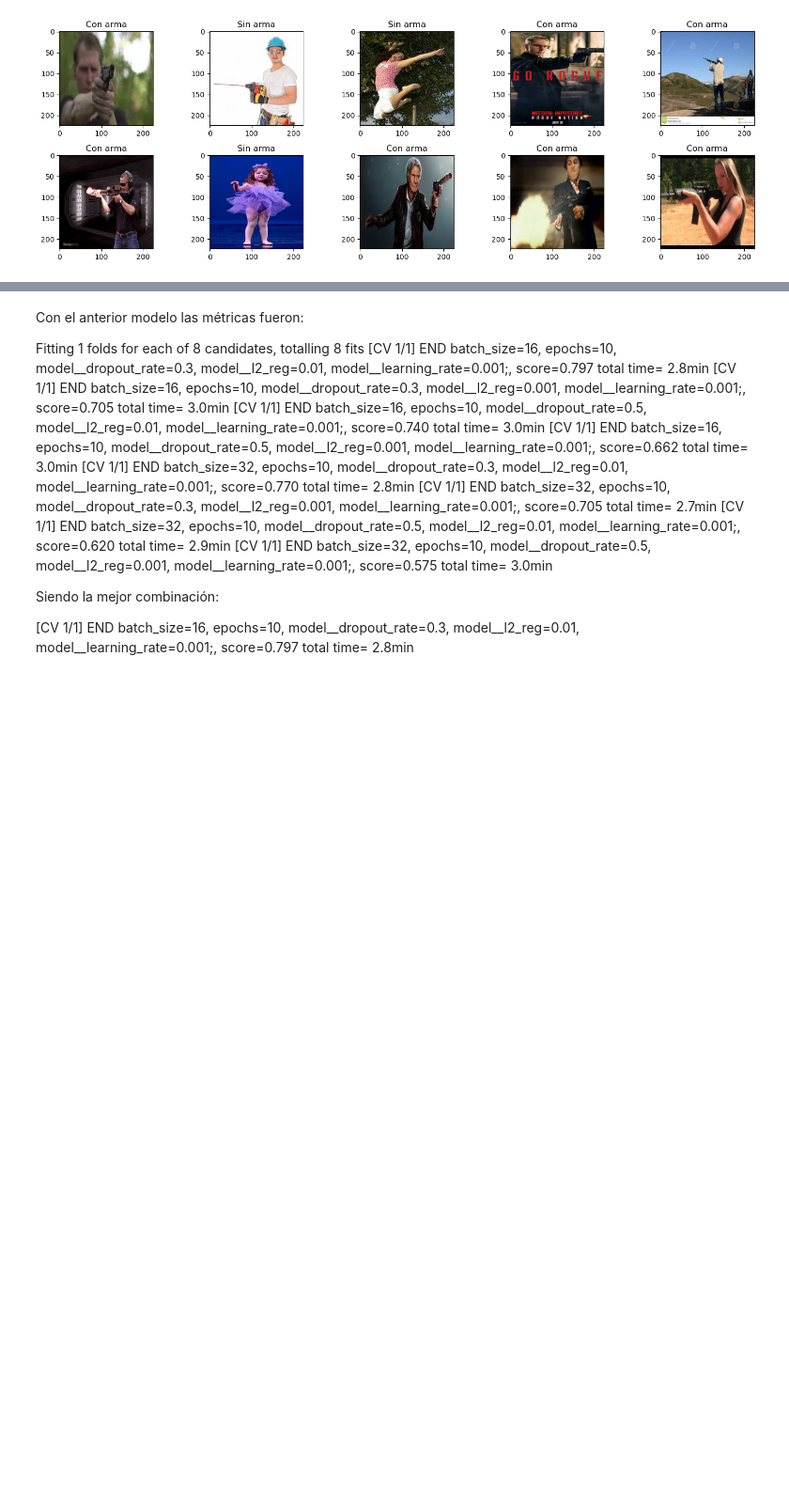
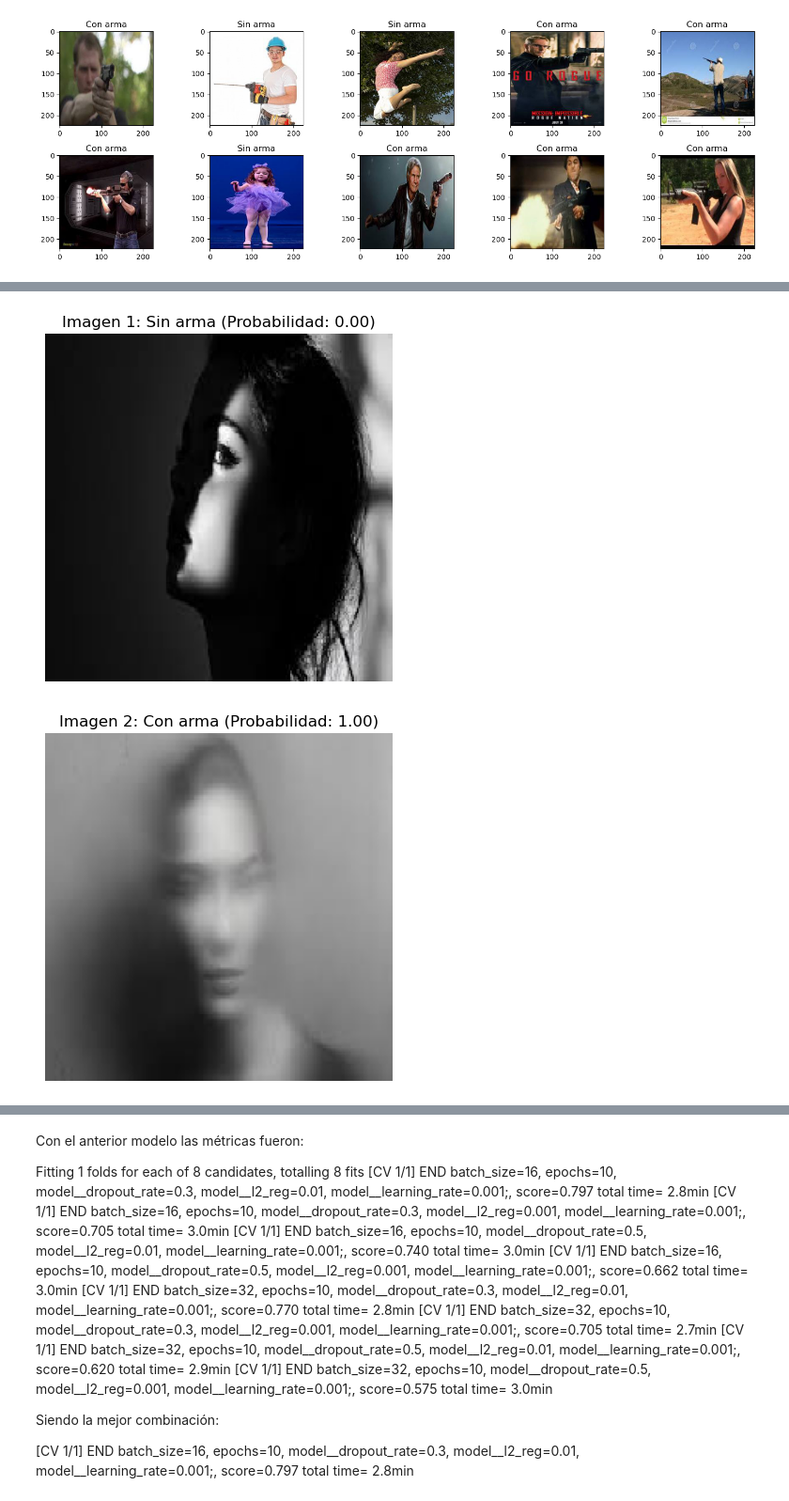
Before and after one commit to yeymix/bootcampIA, a Jupyter notebook: WeaponDetectionProject/RenNC.weapons.ipynb, the cells around one changed output, grey strips where cells are left out. Shown at 94% size. Saved outputs shown, nothing was run; the diff lists cells and outputs as text; code cells hidden in the pictures; blank space fills up the shorter version.

Commit message:
Proyecto Final

```diff
--- a/WeaponDetectionProject/RenNC.weapons.ipynb
+++ b/WeaponDetectionProject/RenNC.weapons.ipynb
@@ -527,0 +528,25 @@ df_comparaciones = pd.DataFrame(y_pred,y_val)
+# %%
+# prompt: IMPRIMIR LA IMAGEN DETECTADA CON ARMA Y ADICIONARLE EL LABEL
+
+# Cargar imágenes de prueba
+ruta_reconocimiento_arma = "C:\\AmaruAyelen\\proyectos\\PythonDataScienceMachineLearning\\PythonDataScienceMachineLearning\\bootcampIA\\WeaponDetectionProject\\pruebas\\"
+imagenes_prueba = []
+for archivo in os.listdir(ruta_reconocimiento_arma):
+    imagen_path = os.path.join(ruta_reconocimiento_arma, archivo)
+    imagen = load_img(imagen_path, target_size=(224, 224))
+    imagen_array = img_to_array(imagen)
+    imagenes_prueba.append(imagen_array)
+
+X_prueba = np.array(imagenes_prueba)
+
+# Realizar predicciones con el modelo entrenado
+predicciones = best_model.predict(X_prueba)
+
+# Interpretar las predicciones (probabilidad de que la imagen contenga un arma)
+for i, prediccion in enumerate(predicciones):
+    plt.imshow(X_prueba[i].astype("uint8"))
+    # plt.figure(figsize=(4, 4))
+    plt.title(f"Imagen {i+1}: Con arma (Probabilidad: {prediccion[0]:.2f})" if prediccion > 0.5 else f"Imagen {i+1}: Sin arma (Probabilidad: {prediccion[0]:.2f})")
+    plt.axis("off")
+    plt.show()
+# %% [output]
@@ -527,0 +554,2 @@ df_comparaciones = pd.DataFrame(y_pred,y_val)
+[figure, added]
+[figure, added]
```
Also changed, not shown: parts of 49 cells of this notebook.
